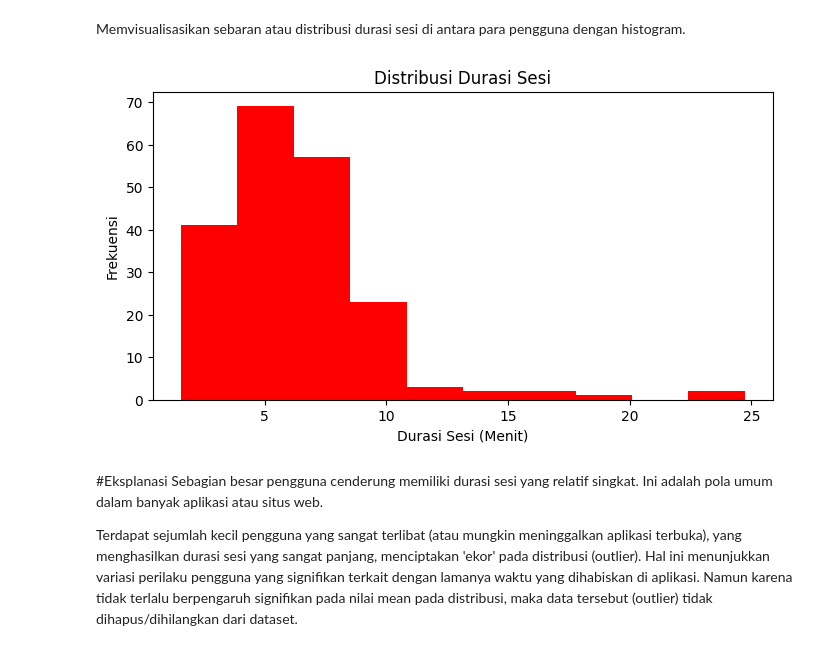
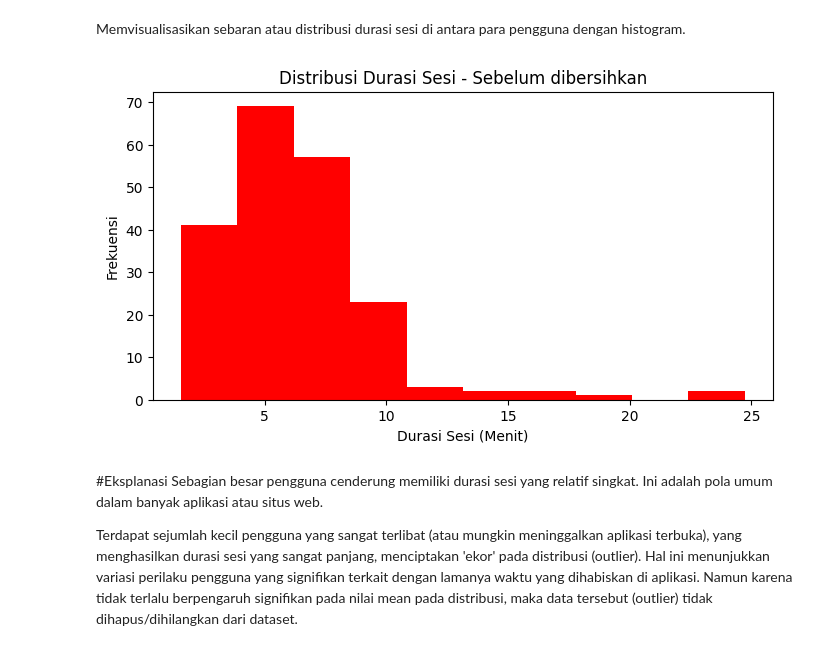
Before and after one commit to firson-creative/wc-datascience-finalproject, a Jupyter notebook: ds_finalproject.ipynb, the cells around one changed output. Cells and saved outputs as stored; diff of their text form; code cells hidden in the pictures.

```diff
--- a/ds_finalproject.ipynb
+++ b/ds_finalproject.ipynb
@@ -95,12 +95,12 @@ Memvisualisasikan sebaran atau distribusi durasi sesi di antara para pengguna de
 # %%
 plt.figure(figsize=(8, 4))
 plt.hist(df['Session_Duration_Minutes'], color='red')
-plt.title('Distribusi Durasi Sesi')
+plt.title('Distribusi Durasi Sesi - Sebelum dibersihkan')
 plt.xlabel('Durasi Sesi (Menit)')
 plt.ylabel('Frekuensi')
 plt.show()
 # %% [output]
-[figure, old version]
+[figure, new version]
 # %% [markdown]
 #Eksplanasi
 Sebagian besar pengguna cenderung memiliki durasi sesi yang relatif singkat. Ini adalah pola umum dalam banyak aplikasi atau situs web.
```
Also changed, not shown: parts of 17 cells of this notebook, 1 other file.
